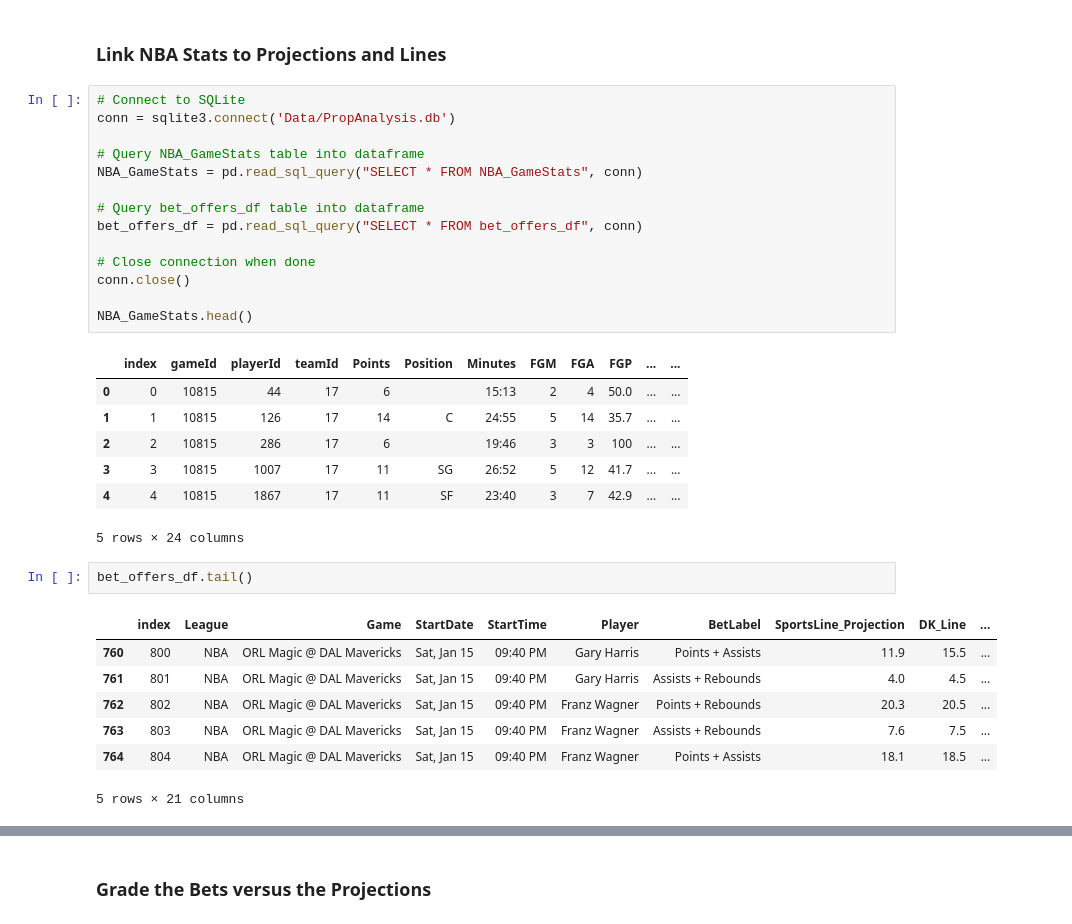
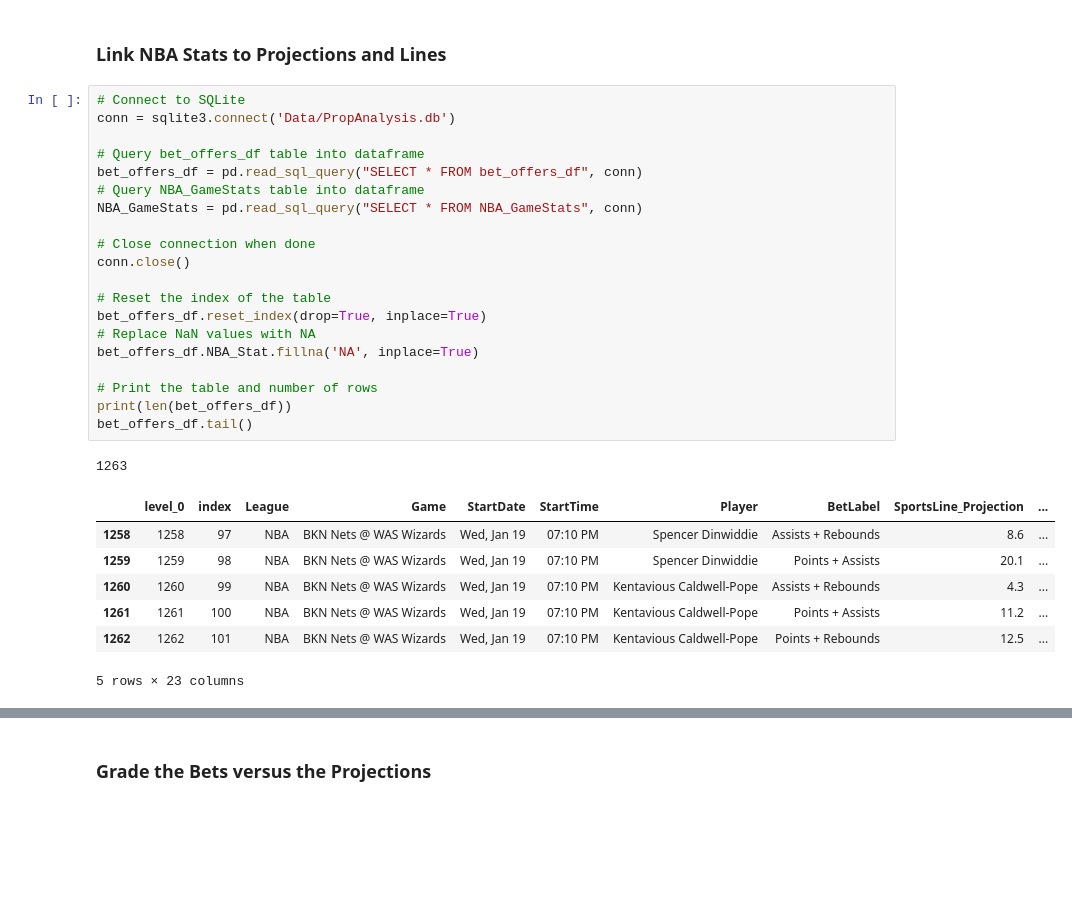
Before and after one commit to bcroarkin2726/SportsBetting, a Jupyter notebook: PlayerPropAnalysis/BetPropAnalysis_Updates.ipynb, the cells around one changed output, grey strips where cells are left out. Cells and saved outputs as stored; diff of their text form; blank space fills up the shorter version.

```diff
--- a/PlayerPropAnalysis/BetPropAnalysis_Updates.ipynb
+++ b/PlayerPropAnalysis/BetPropAnalysis_Updates.ipynb
@@ -775,32 +916,29 @@ sqlite_connection.close()
 # %%
 # Connect to SQLite
 conn = sqlite3.connect('Data/PropAnalysis.db')
 
+# Query bet_offers_df table into dataframe
+bet_offers_df = pd.read_sql_query("SELECT * FROM bet_offers_df", conn)
 # Query NBA_GameStats table into dataframe
 NBA_GameStats = pd.read_sql_query("SELECT * FROM NBA_GameStats", conn)
-
-# Query bet_offers_df table into dataframe
-bet_offers_df = pd.read_sql_query("SELECT * FROM bet_offers_df", conn)
 
 # Close connection when done
 conn.close()
 
-NBA_GameStats.head()
+# Reset the index of the table
+bet_offers_df.reset_index(drop=True, inplace=True)
+# Replace NaN values with NA
+bet_offers_df.NBA_Stat.fillna('NA', inplace=True)
+
+# Print the table and number of rows
+print(len(bet_offers_df))
+bet_offers_df.tail()
 # %% [output]
+1263
-|  | index | gameId | playerId | teamId | Points | Position | Minutes | FGM | FGA | FGP | ... | ... |
-| 0 | 0 | 10815 | 44 | 17 | 6 |  | 15:13 | 2 | 4 | 50.0 | ... | ... |
-| 1 | 1 | 10815 | 126 | 17 | 14 | C | 24:55 | 5 | 14 | 35.7 | ... | ... |
-| 2 | 2 | 10815 | 286 | 17 | 6 |  | 19:46 | 3 | 3 | 100 | ... | ... |
-| 3 | 3 | 10815 | 1007 | 17 | 11 | SG | 26:52 | 5 | 12 | 41.7 | ... | ... |
-| 4 | 4 | 10815 | 1867 | 17 | 11 | SF | 23:40 | 3 | 7 | 42.9 | ... | ... |
+|  | level_0 | index | League | Game | StartDate | StartTime | Player | BetLabel | SportsLine_Projection | ... |
+| 1258 | 1258 | 97 | NBA | BKN Nets @ WAS Wizards | Wed, Jan 19 | 07:10 PM | Spencer Dinwiddie | Assists + Rebounds | 8.6 | ... |
+| 1259 | 1259 | 98 | NBA | BKN Nets @ WAS Wizards | Wed, Jan 19 | 07:10 PM | Spencer Dinwiddie | Points + Assists | 20.1 | ... |
+| 1260 | 1260 | 99 | NBA | BKN Nets @ WAS Wizards | Wed, Jan 19 | 07:10 PM | Kentavious Caldwell-Pope | Assists + Rebounds | 4.3 | ... |
+| 1261 | 1261 | 100 | NBA | BKN Nets @ WAS Wizards | Wed, Jan 19 | 07:10 PM | Kentavious Caldwell-Pope | Points + Assists | 11.2 | ... |
+| 1262 | 1262 | 101 | NBA | BKN Nets @ WAS Wizards | Wed, Jan 19 | 07:10 PM | Kentavious Caldwell-Pope | Points + Rebounds | 12.5 | ... |
-5 rows × 24 columns
+5 rows × 23 columns
-# %%
-bet_offers_df.tail()
-# %% [output]
-|  | index | League | Game | StartDate | StartTime | Player | BetLabel | SportsLine_Projection | DK_Line | ... |
-| 760 | 800 | NBA | ORL Magic @ DAL Mavericks | Sat, Jan 15 | 09:40 PM | Gary Harris | Points + Assists | 11.9 | 15.5 | ... |
-| 761 | 801 | NBA | ORL Magic @ DAL Mavericks | Sat, Jan 15 | 09:40 PM | Gary Harris | Assists + Rebounds | 4.0 | 4.5 | ... |
-| 762 | 802 | NBA | ORL Magic @ DAL Mavericks | Sat, Jan 15 | 09:40 PM | Franz Wagner | Points + Rebounds | 20.3 | 20.5 | ... |
-| 763 | 803 | NBA | ORL Magic @ DAL Mavericks | Sat, Jan 15 | 09:40 PM | Franz Wagner | Assists + Rebounds | 7.6 | 7.5 | ... |
-| 764 | 804 | NBA | ORL Magic @ DAL Mavericks | Sat, Jan 15 | 09:40 PM | Franz Wagner | Points + Assists | 18.1 | 18.5 | ... |
-5 rows × 21 columns
```
Also changed, not shown: parts of 26 cells of this notebook, 16 other files.
